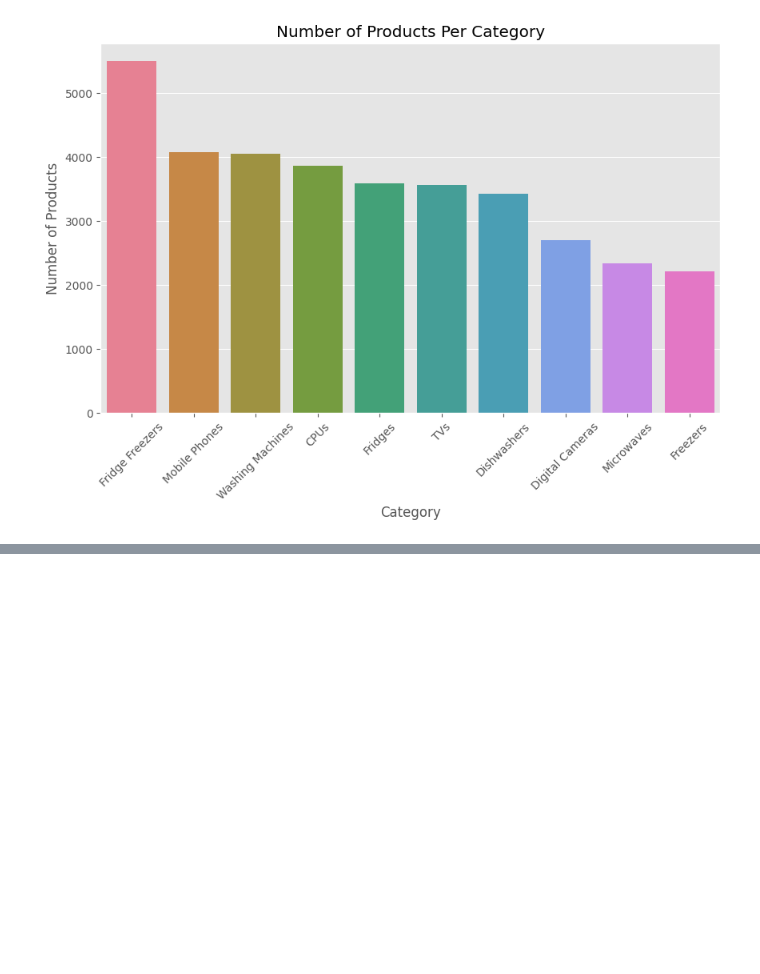
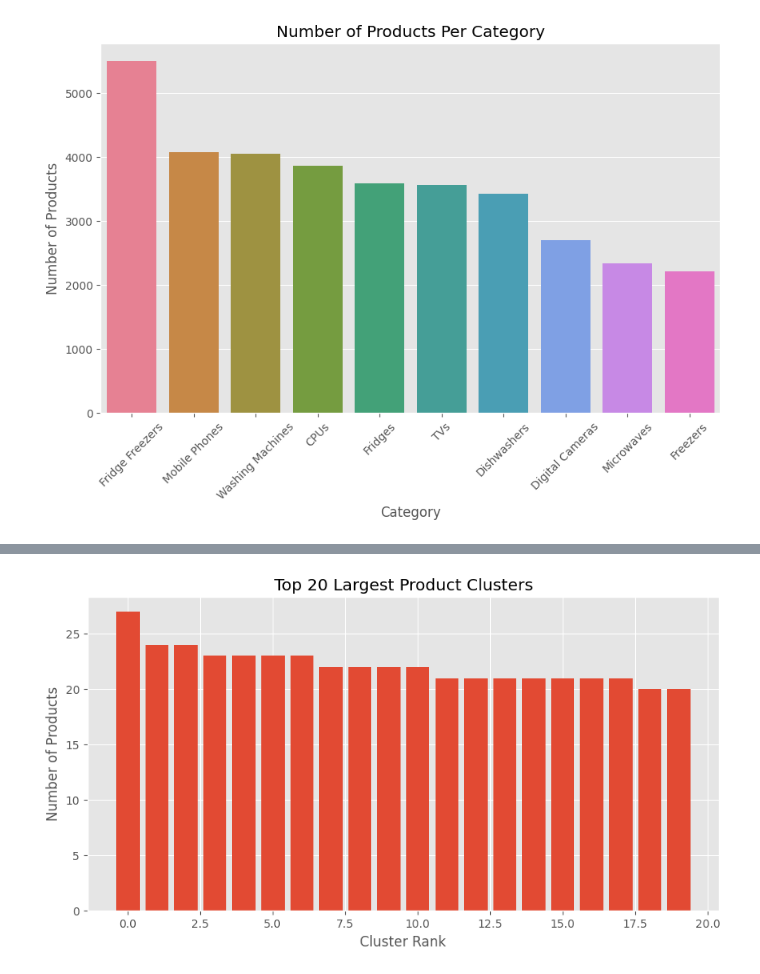
Before and after one commit to therealndagha/predictive_analytics_assignment, a Jupyter notebook: assignment.ipynb, the cells around one changed output, grey strips where cells are left out. Saved outputs shown, nothing was run; the diff lists cells and outputs as text; code cells hidden in the pictures; blank space fills up the shorter version.

```diff
--- a/assignment.ipynb
+++ b/assignment.ipynb
@@ -138,0 +164,16 @@ plt.show()
+# %%
+# Products per Cluster
+
+cluster_sizes = df["Cluster ID"].value_counts()
+
+# Plot only largest clusters
+top_clusters = cluster_sizes.head(20)
+
+plt.figure(figsize=(10,5))
+plt.bar(range(len(top_clusters)), top_clusters.values)
+plt.title("Top 20 Largest Product Clusters")
+plt.xlabel("Cluster Rank")
+plt.ylabel("Number of Products")
+plt.show()
+# %% [output]
+[figure, added]
```
Also changed, not shown: parts of 16 cells of this notebook, 1 other file.
